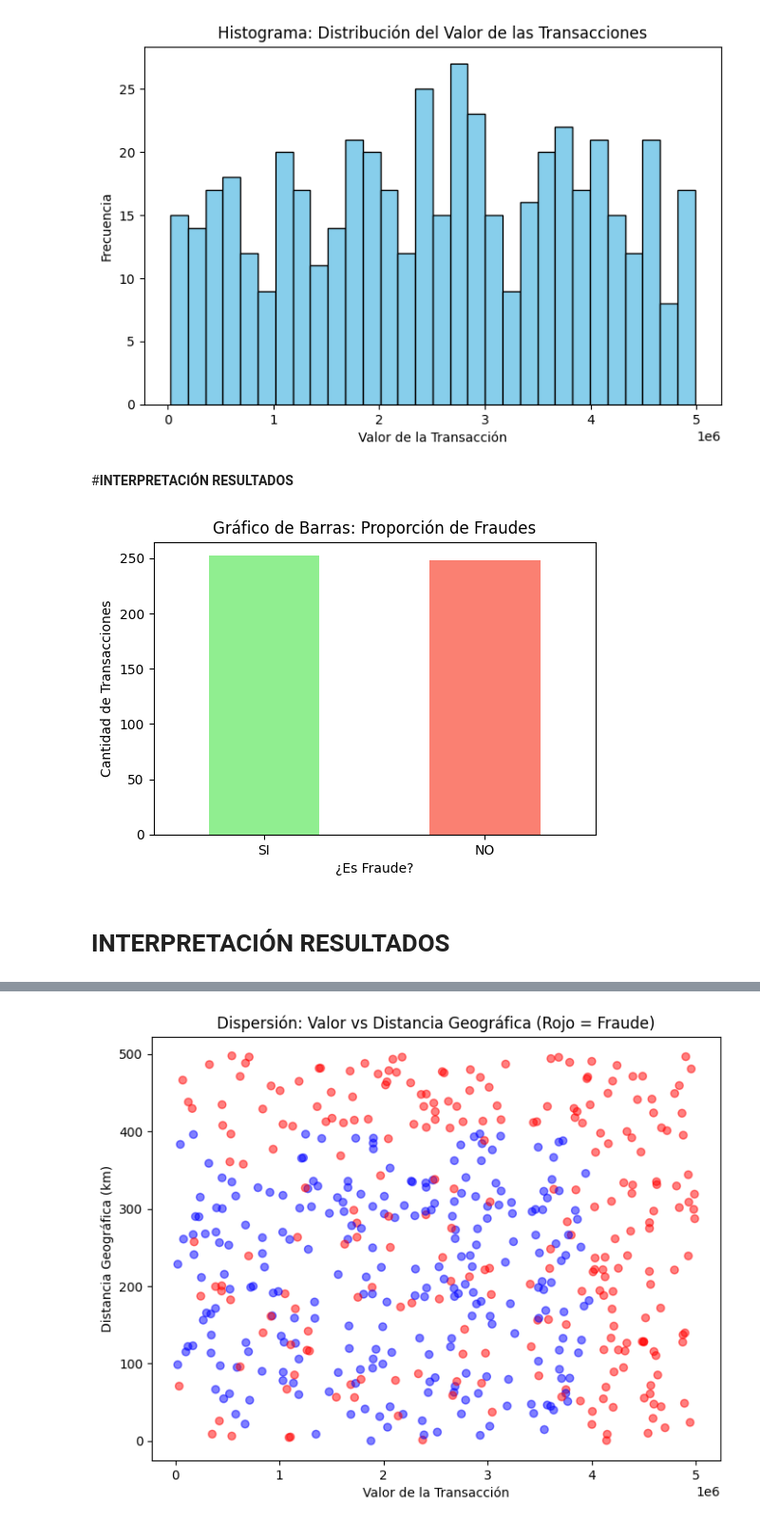
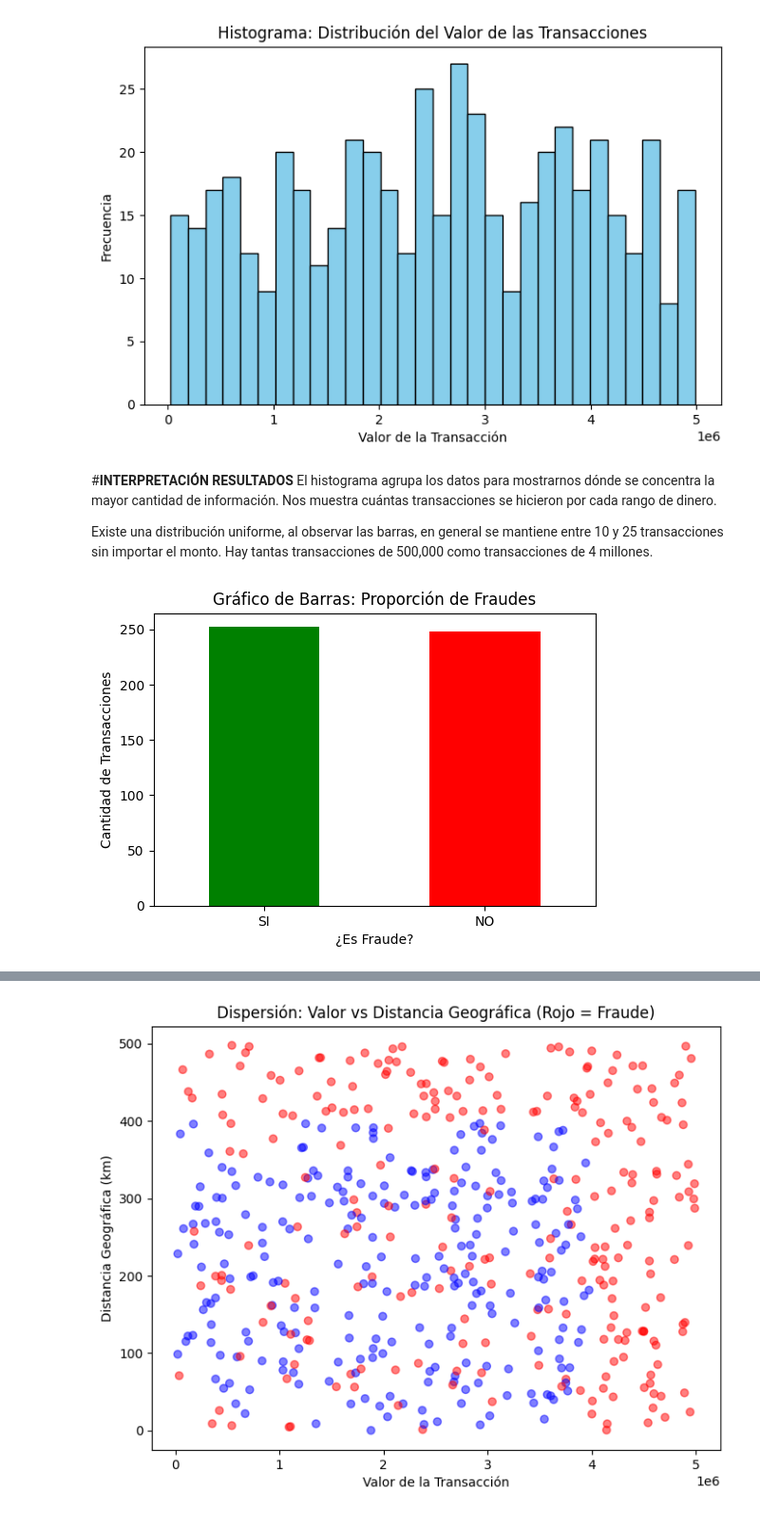
Before and after one commit to Karol-Caicedo/INTELIGENCIA_ARTIFICIAL, a Jupyter notebook: taller_practico_librerias_numpy_matplotlib_seaborn.ipynb, the cells around one changed output, grey strips where cells are left out. Shown at 95% size. Saved outputs shown, nothing was run; the diff lists cells and outputs as text; code cells hidden in the pictures.

```diff
--- a/taller_practico_librerias_numpy_matplotlib_seaborn.ipynb
+++ b/taller_practico_librerias_numpy_matplotlib_seaborn.ipynb
@@ -600,18 +599,19 @@ plt.ylabel('Frecuencia')
 plt.show()
 # %% [output]
 [figure]
-# %% [markdown]
-#**INTERPRETACIÓN RESULTADOS**
+# %% [markdown]
+#**INTERPRETACIÓN RESULTADOS**
+El histograma agrupa los datos para mostrarnos dónde se concentra la mayor cantidad de información. Nos muestra cuántas transacciones se hicieron por cada rango de dinero.
+
+Existe una distribución uniforme, al observar las barras, en general se mantiene entre 10 y 25 transacciones sin importar el monto. Hay tantas transacciones de 500,000 como transacciones de 4 millones.
 # %%
 # 2. Gráficos de barras (Conteo de transacciones fraudulentas vs normales)
 plt.figure(figsize=(6, 4))
-df['Fraude'].value_counts().plot(kind='bar', color=['lightgreen', 'salmon'])
+df['Fraude'].value_counts().plot(kind='bar', color=['green', 'red'])
 plt.title('Gráfico de Barras: Proporción de Fraudes')
 plt.xlabel('¿Es Fraude?')
 plt.ylabel('Cantidad de Transacciones')
 plt.xticks(rotation=0)
 plt.show()
 # %% [output]
-[figure, old version]
+[figure, new version]
-# %% [markdown]
-# **INTERPRETACIÓN RESULTADOS**
```
Also changed, not shown: parts of 12 cells of this notebook.
